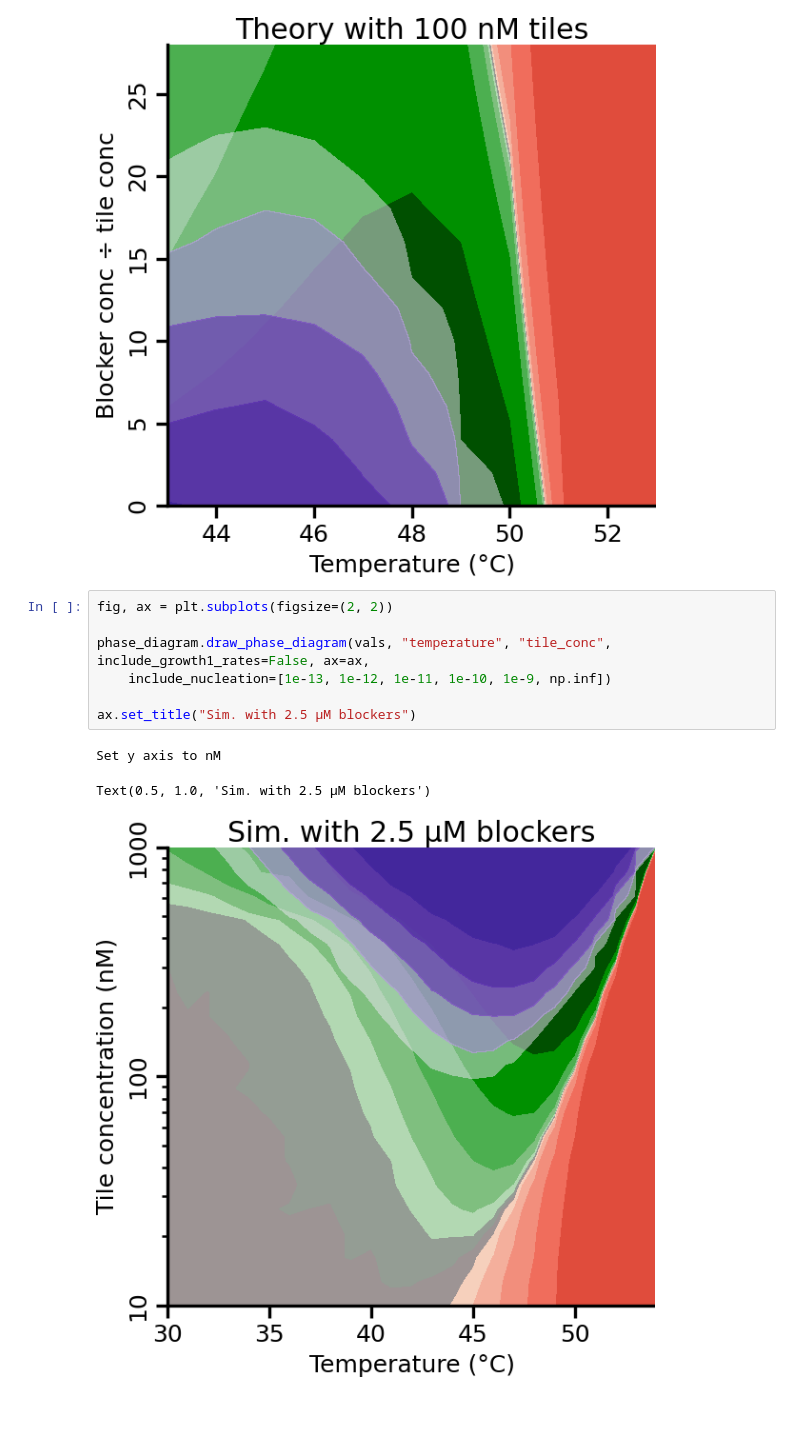
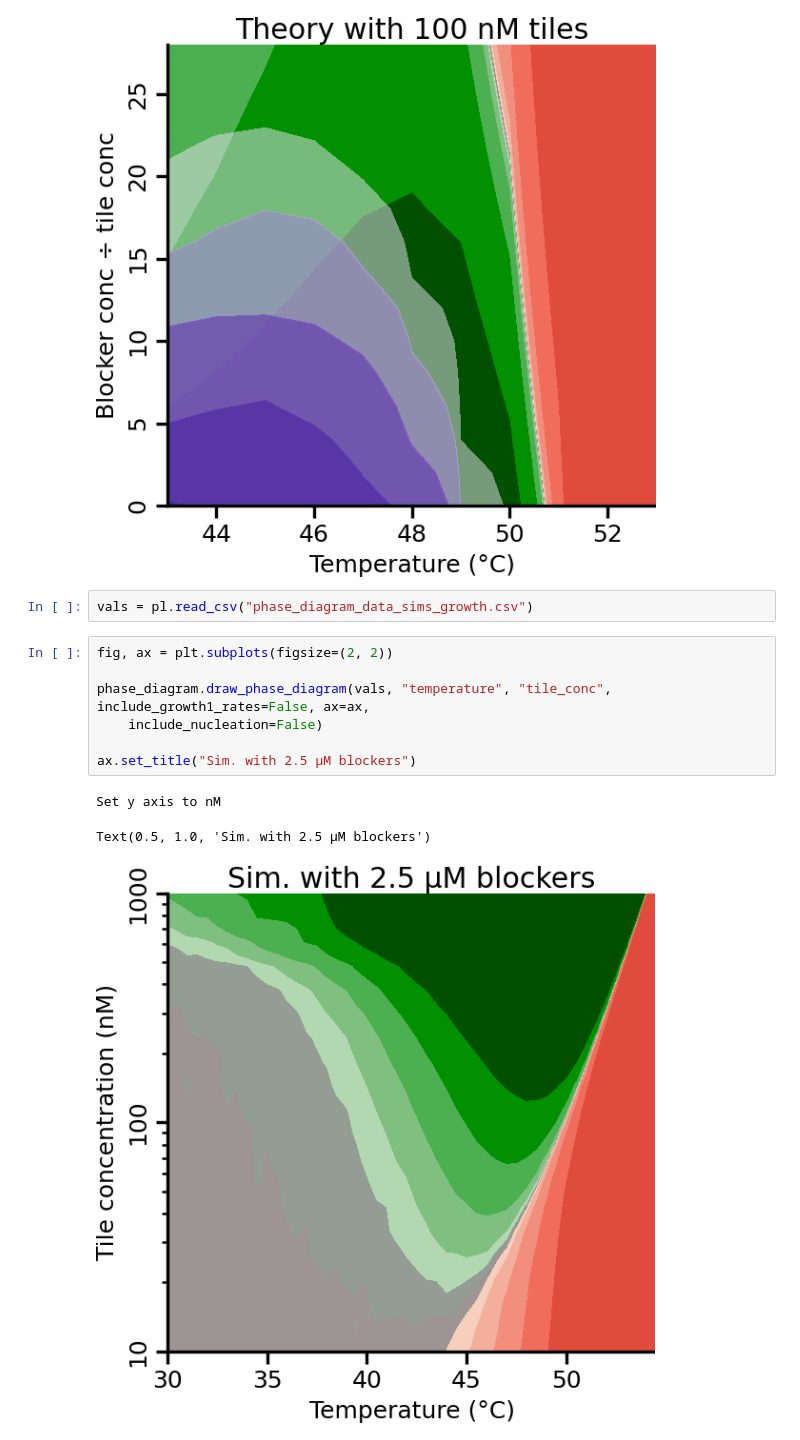
Before and after one commit to tapdance-dna/tileblockers, a Jupyter notebook: examples/phase_diagrams.ipynb, the cells around one changed output. Saved outputs shown, nothing was run; the diff lists cells and outputs as text; blank space fills up the shorter version.

```diff
--- a/examples/phase_diagrams.ipynb
+++ b/examples/phase_diagrams.ipynb
@@ -254,14 +254,16 @@ ax.set_title("Theory with 100 nM tiles")
 # %% [output]
 Text(0.5, 1.0, 'Theory with 100 nM tiles')
 [figure]
+# %%
+vals = pl.read_csv("phase_diagram_data_sims_growth.csv")
 # %%
 fig, ax = plt.subplots(figsize=(2, 2))
 
 phase_diagram.draw_phase_diagram(vals, "temperature", "tile_conc", include_growth1_rates=False, ax=ax,
-    include_nucleation=[1e-13, 1e-12, 1e-11, 1e-10, 1e-9, np.inf])
+    include_nucleation=False)
 
 ax.set_title("Sim. with 2.5 µM blockers")
 # %% [output]
 Set y axis to nM
 Text(0.5, 1.0, 'Sim. with 2.5 µM blockers')
-[figure, old version]
+[figure, new version]
```
Also changed, not shown: parts of 3 cells of this notebook, 1 other file.
